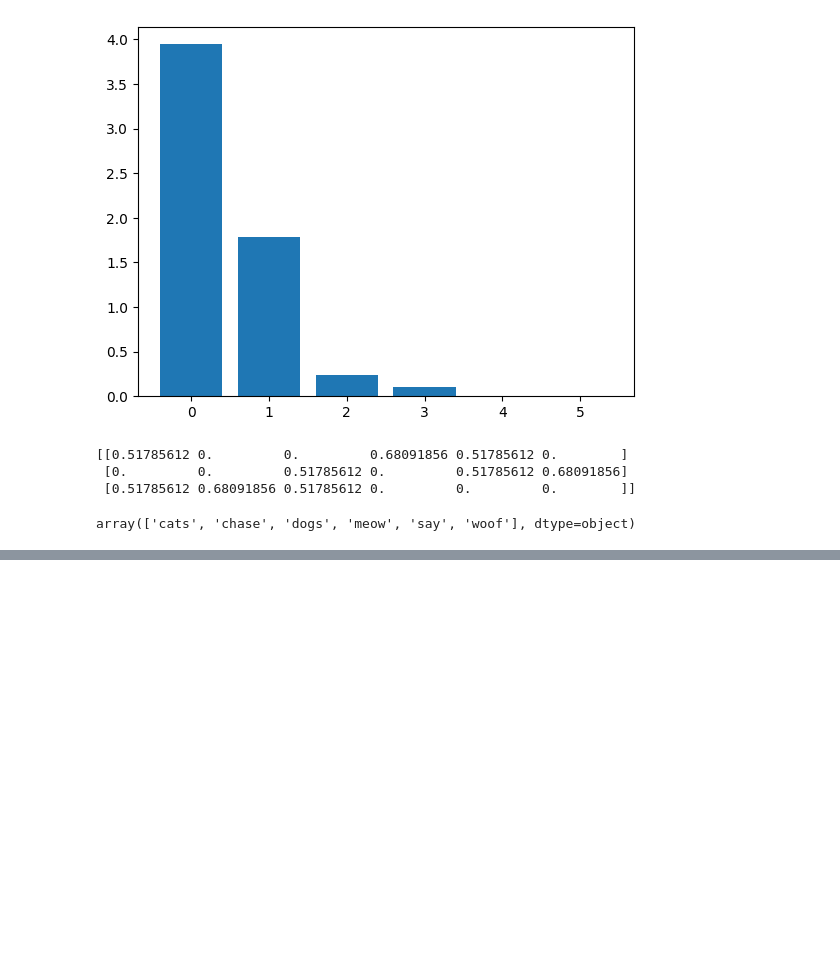
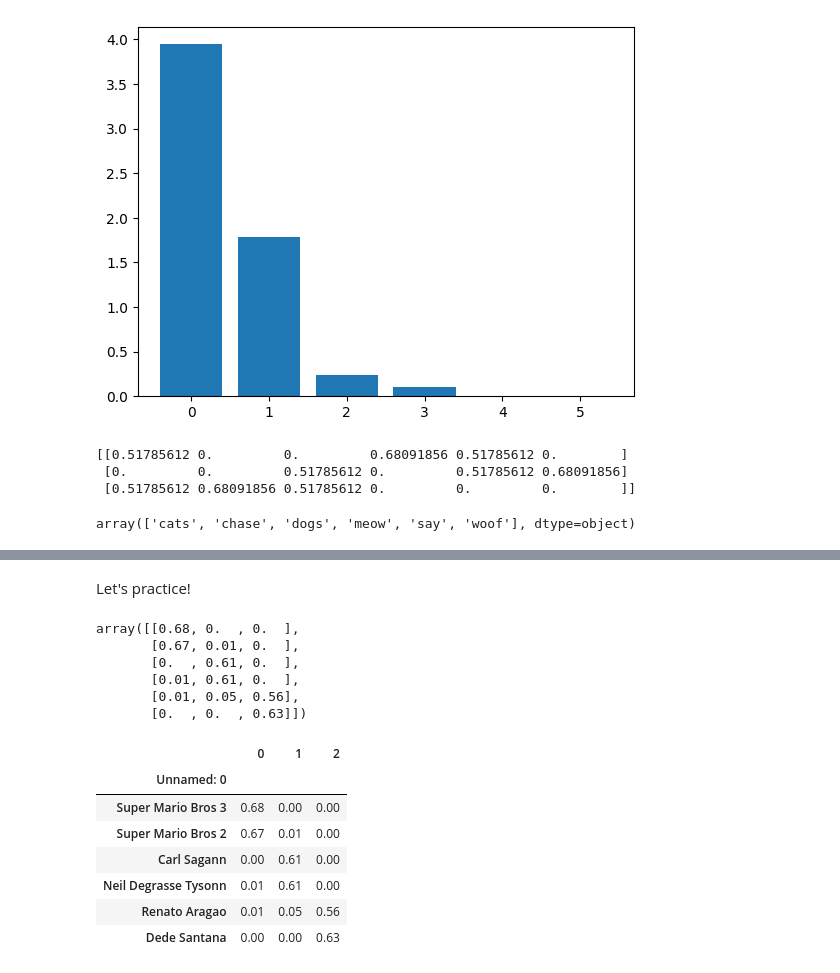
Before and after one commit to srgari/python, a Jupyter notebook: datacamp_study/machine learning/2_Unsupervised_learning_in_Python.ipynb, the cells around one changed output, grey strips where cells are left out. Drawn from its saved outputs; the diff is of its cells as text; code cells hidden in the pictures; blank space fills up the shorter version.

```diff
--- a/datacamp_study/machine learning/2_Unsupervised_learning_in_Python.ipynb
+++ b/datacamp_study/machine learning/2_Unsupervised_learning_in_Python.ipynb
@@ -979,0 +1065,36 @@ samples.shape, len(lala), samples_full
+# %% [markdown]
+Let's practice!
+# %%
+from sklearn.decomposition import NMF
+from sklearn.feature_extraction.text import TfidfVectorizer
+import pandas as pd
+
+tfidf = TfidfVectorizer()
+
+df_articles = pd.read_csv('tables/articles.csv')
+articles = tfidf.fit_transform(df_articles['articles'])
+
+model = NMF(n_components = 3)
+
+model.fit(articles)
+
+nmf_features = model.transform(articles)
+nmf_features.round(2)
+# %% [output]
+array([[0.68, 0.  , 0.  ],
+       [0.67, 0.01, 0.  ],
+       [0.  , 0.61, 0.  ],
+       [0.01, 0.61, 0.  ],
+       [0.01, 0.05, 0.56],
+       [0.  , 0.  , 0.63]])
+# %%
+pd.DataFrame(index = df_articles['Unnamed: 0'], data = nmf_features.round(2))
+# %% [output]
+|  | 0 | 1 | 2 |
+| Unnamed: 0 |  |  |  |
+| Super Mario Bros 3 | 0.68 | 0.00 | 0.00 |
+| Super Mario Bros 2 | 0.67 | 0.01 | 0.00 |
+| Carl Sagann | 0.00 | 0.61 | 0.00 |
+| Neil Degrasse Tysonn | 0.01 | 0.61 | 0.00 |
+| Renato Aragao | 0.01 | 0.05 | 0.56 |
+| Dede Santana | 0.00 | 0.00 | 0.63 |
```
Also changed, not shown: parts of 9 cells of this notebook, 1 other file.
